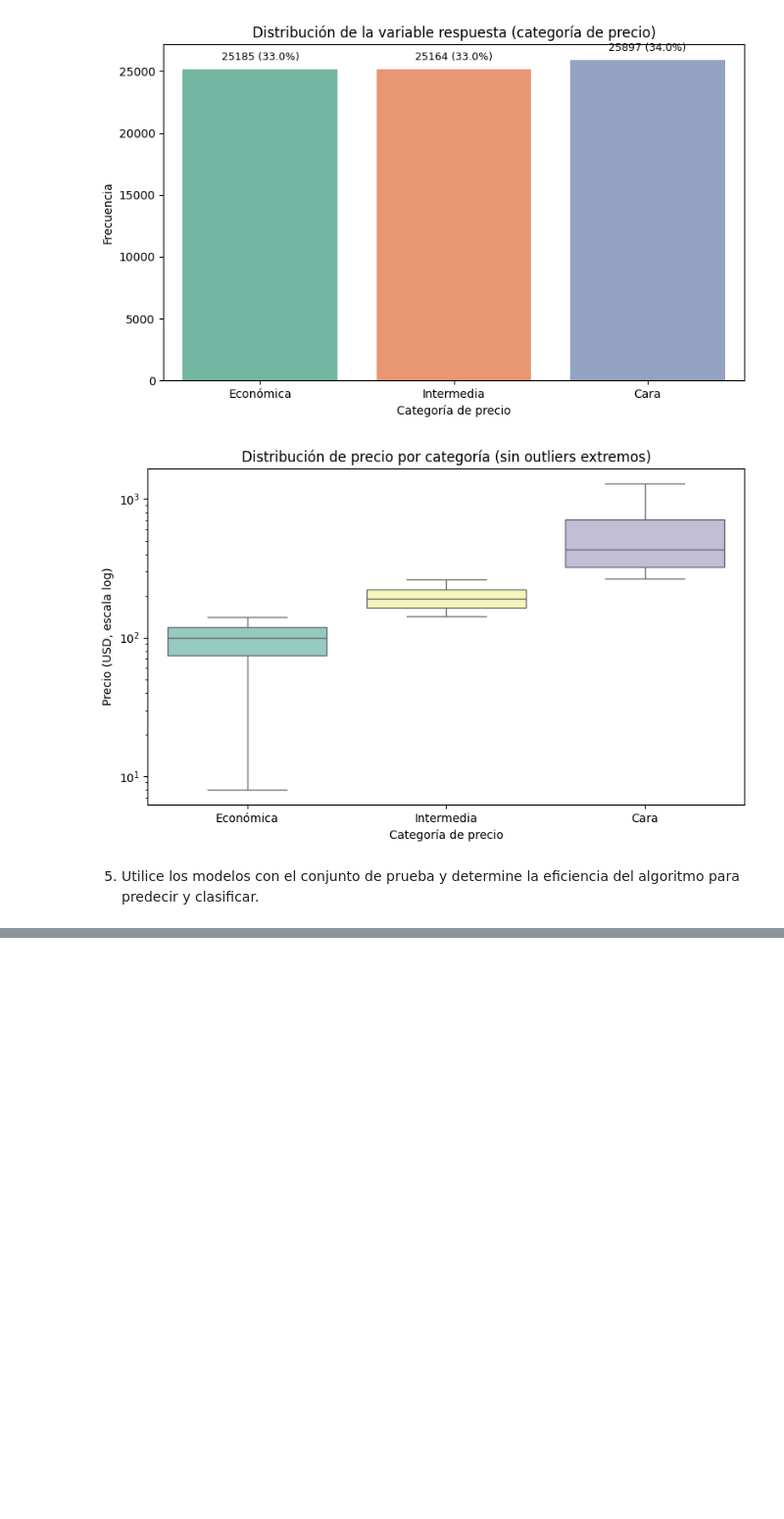
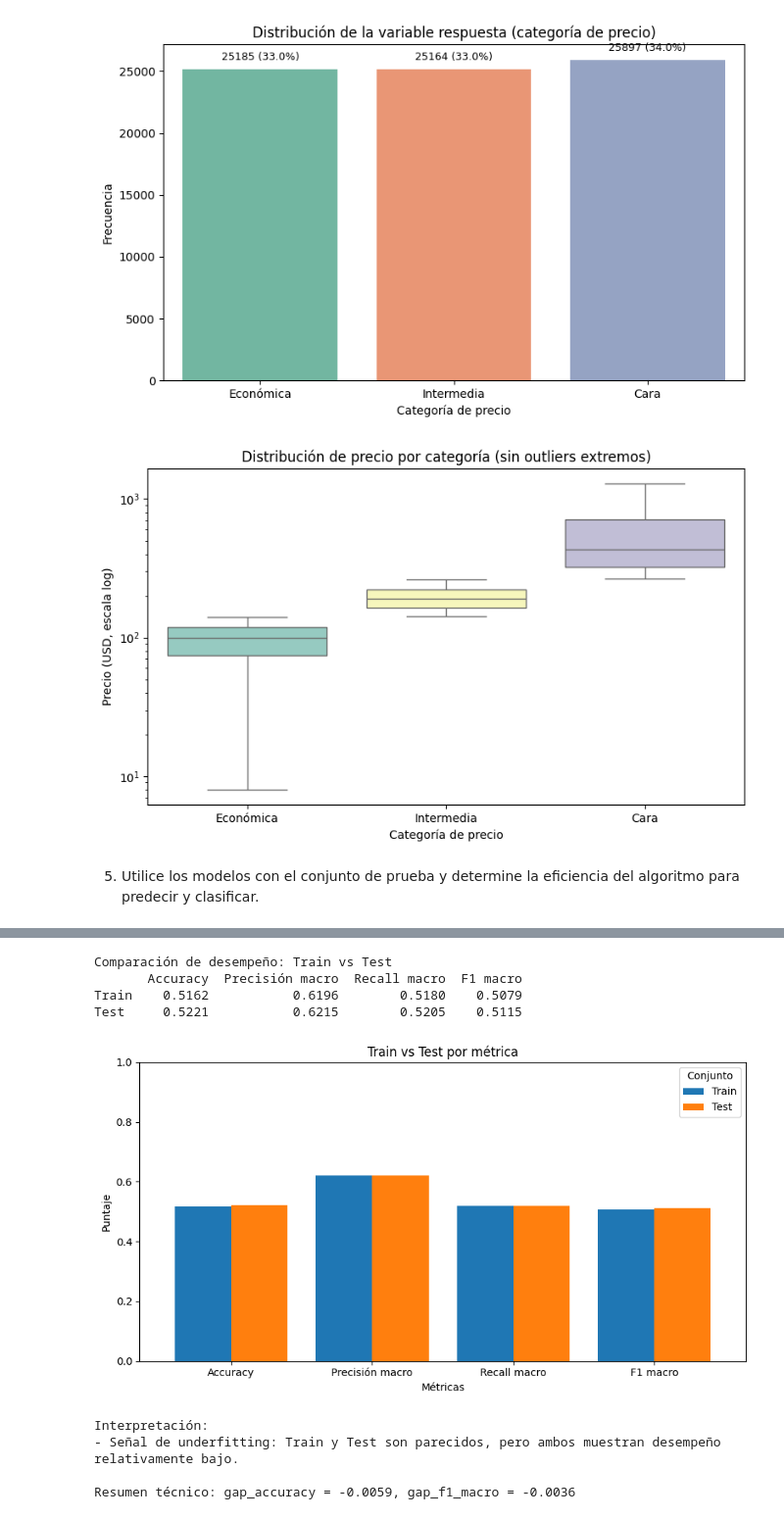
Before and after one commit to yosemm/Laboratorio5_Mineria, a Jupyter notebook: Analisis.ipynb, the cells around one changed output, grey strips where cells are left out. Shown at 98% size. Drawn from its saved outputs; the diff is of its cells as text; code cells hidden in the pictures; blank space fills up the shorter version.

Commit message:
Agregar actividad 7

```diff
--- a/Analisis.ipynb
+++ b/Analisis.ipynb
@@ -527,0 +546,79 @@ Al contrastar los resultados, se observa que el modelo de Naive Bayes presenta u
+# %%
+# Actividad 7: analisis de posible sobreajuste (overfitting) en Naive Bayes
+
+# Se usa el modelo ya entrenado.
+y_pred_train = modelo_nb_clas.predict(X_train_c)
+y_pred_test = modelo_nb_clas.predict(X_test_c)
+
+# Reportes para extraer métricas macro
+reporte_train = classification_report(
+    y_train_c, y_pred_train, labels=labels_orden, output_dict=True, zero_division=0
+)
+reporte_test = classification_report(
+    y_test_c, y_pred_test, labels=labels_orden, output_dict=True, zero_division=0
+)
+
+# Métricas en entrenamiento y prueba
+metricas_comparativas = pd.DataFrame({
+    'Accuracy': [
+        accuracy_score(y_train_c, y_pred_train),
+        accuracy_score(y_test_c, y_pred_test)
+    ],
+    'Precisión macro': [
+        reporte_train['macro avg']['precision'],
+        reporte_test['macro avg']['precision']
+    ],
+    'Recall macro': [
+        reporte_train['macro avg']['recall'],
+        reporte_test['macro avg']['recall']
+    ],
+    'F1 macro': [
+        reporte_train['macro avg']['f1-score'],
+        reporte_test['macro avg']['f1-score']
+    ]
+}, index=['Train', 'Test'])
+
+print('Comparación de desempeño: Train vs Test')
+print(metricas_comparativas.round(4).to_string())
+
+# Grafica de barras: eje X = métricas, barras = Train vs Test
+metricas_plot = metricas_comparativas.T
+ax = metricas_plot.plot(kind='bar', figsize=(9, 5), rot=0, width=0.8)
+ax.set_title('Train vs Test por métrica')
+ax.set_xlabel('Métricas')
+ax.set_ylabel('Puntaje')
+ax.set_ylim(0, 1)
+plt.legend(title='Conjunto')
+plt.tight_layout()
+plt.show()
+
+# Criterios simples para interpretación
+f1_train = metricas_comparativas.loc['Train', 'F1 macro']
+f1_test = metricas_comparativas.loc['Test', 'F1 macro']
+acc_train = metricas_comparativas.loc['Train', 'Accuracy']
+acc_test = metricas_comparativas.loc['Test', 'Accuracy']
+
+gap_f1 = f1_train - f1_test
+gap_acc = acc_train - acc_test
+
+print('\nInterpretación:')
+if (gap_f1 >= 0.08) or (gap_acc >= 0.08):
+    print('- Señal de overfitting: el rendimiento en Train es claramente mayor que en Test (train >> test).')
+elif (abs(gap_f1) <= 0.05) and (abs(gap_acc) <= 0.05) and (f1_test < 0.60):
+    print('- Señal de underfitting: Train y Test son parecidos, pero ambos muestran desempeño relativamente bajo.')
+elif (abs(gap_f1) <= 0.05) and (abs(gap_acc) <= 0.05) and (f1_test >= 0.60):
+    print('- El modelo parece generalizar bien: Train y Test son similares y ambos relativamente altos.')
+else:
+    print('- Resultado intermedio: no hay evidencia fuerte de sobreajuste, pero conviene revisar ajuste del modelo.')
+
+print(f'\nResumen técnico: gap_accuracy = {gap_acc:.4f}, gap_f1_macro = {gap_f1:.4f}')
+# %% [output]
+Comparación de desempeño: Train vs Test
+       Accuracy  Precisión macro  Recall macro  F1 macro
+Train    0.5162           0.6196        0.5180    0.5079
+Test     0.5221           0.6215        0.5205    0.5115
+[figure, added]
+Interpretación:
+- Señal de underfitting: Train y Test son parecidos, pero ambos muestran desempeño relativamente bajo.
+
+Resumen técnico: gap_accuracy = -0.0059, gap_f1_macro = -0.0036
```
Also changed, not shown: parts of 7 cells of this notebook.
